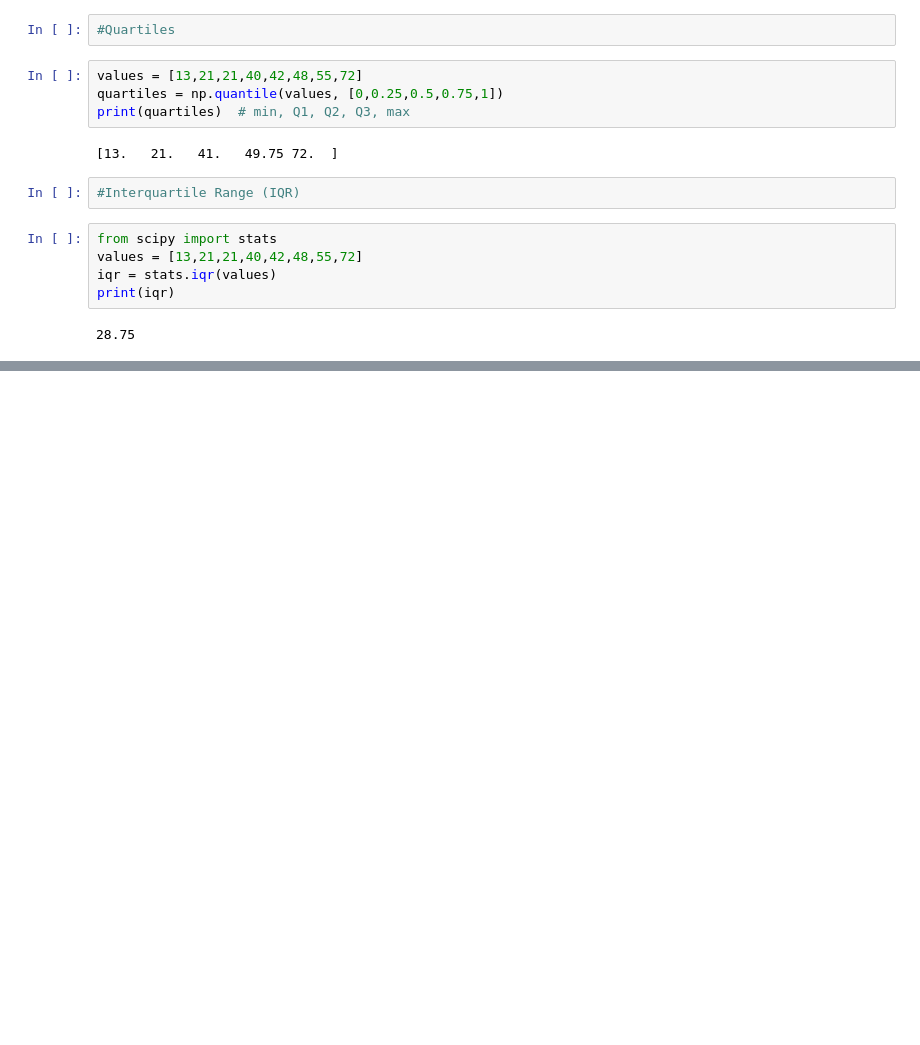
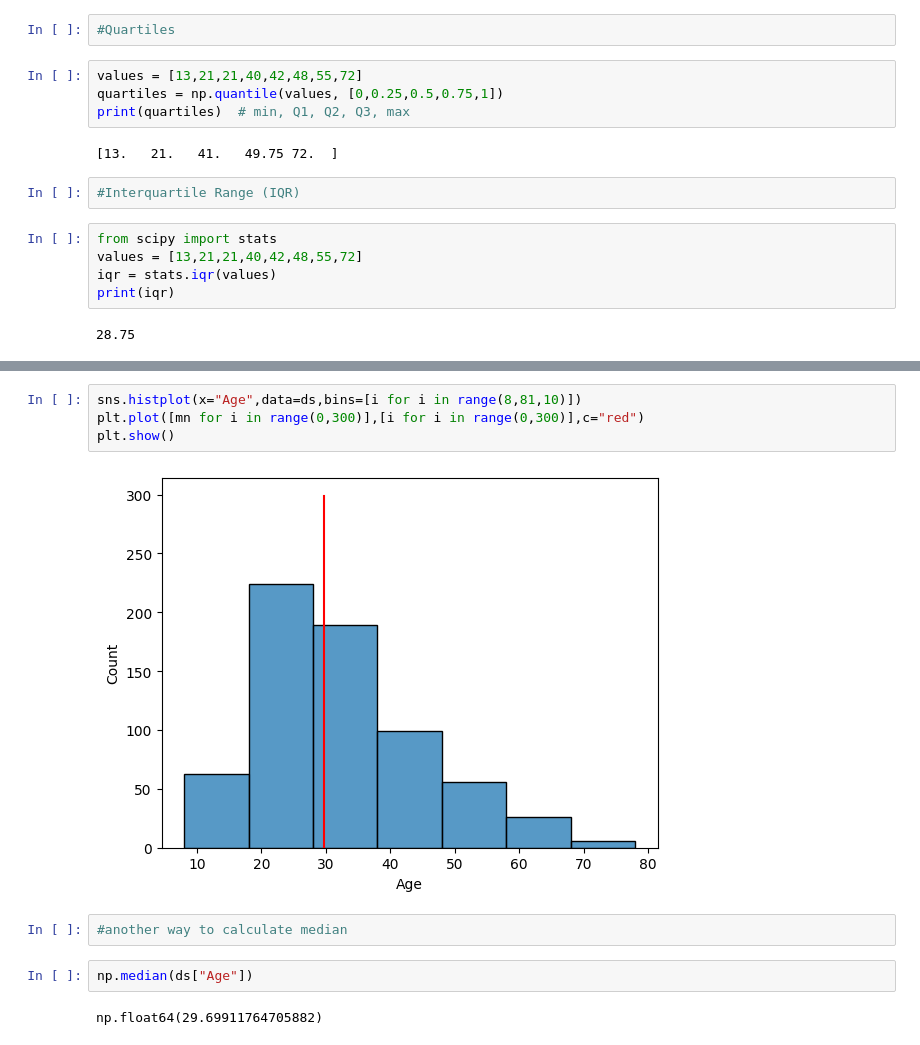
Before and after one commit to PratikshaShelke24/ML, a Jupyter notebook: Stats_and_Probability_for_ML.ipynb, the cells around one changed output, grey strips where cells are left out. Saved outputs shown, nothing was run; the diff lists cells and outputs as text; blank space fills up the shorter version.

```diff
--- a/Stats_and_Probability_for_ML.ipynb
+++ b/Stats_and_Probability_for_ML.ipynb
@@ -82,0 +160,12 @@ print(iqr)
+# %%
+sns.histplot(x="Age",data=ds,bins=[i for i in range(8,81,10)])
+plt.plot([mn for i in range(0,300)],[i for i in range(0,300)],c="red")
+plt.show()
+# %% [output]
+[figure, added]
+# %%
+#another way to calculate median
+# %%
+np.median(ds["Age"])
+# %% [output]
+np.float64(29.69911764705882)
```
Also changed, not shown: parts of 39 cells of this notebook.
